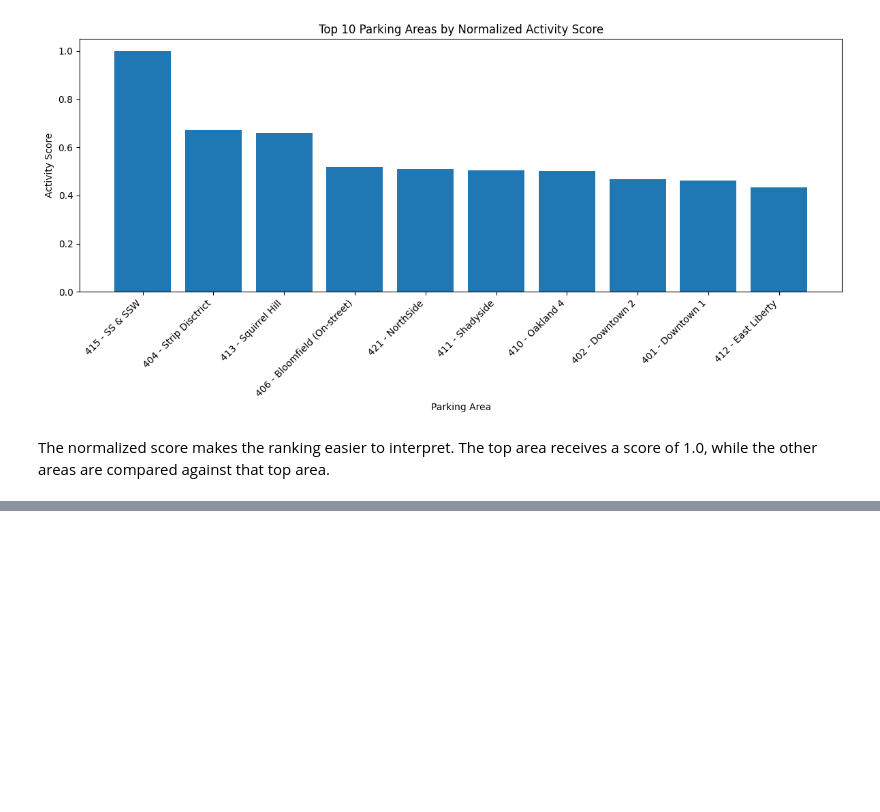
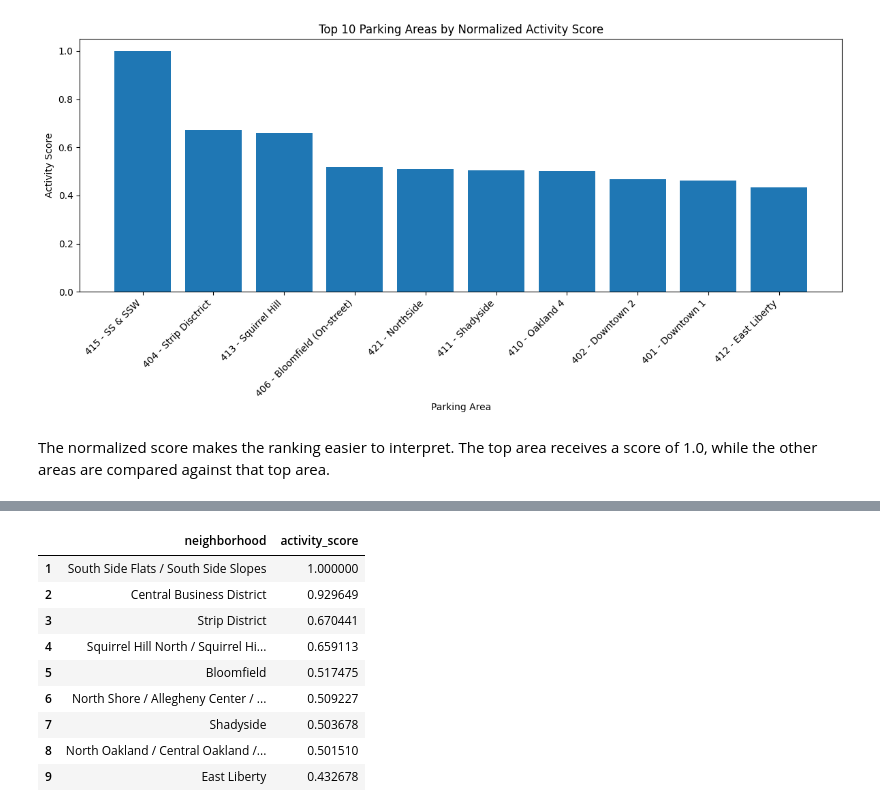
Before and after one commit to wrylht/Final-project-0011, a Jupyter notebook: ZiboDing_ParkingTransaction/parking_activity_analysis.ipynb, the cells around one changed output, grey strips where cells are left out. Cells and saved outputs as stored; diff of their text form; code cells hidden in the pictures; blank space fills up the shorter version.

```diff
--- a/ZiboDing_ParkingTransaction/parking_activity_analysis.ipynb
+++ b/ZiboDing_ParkingTransaction/parking_activity_analysis.ipynb
@@ -143,0 +132,40 @@ This time-of-day graph shows when parking activity is highest. Higher activity d
+# %%
+zone_to_neighborhood = {
+    "415 - SS & SSW": "South Side Flats / South Side Slopes",
+    "404 - Strip Disctrict": "Strip District",
+    "413 - Squirrel Hill": "Squirrel Hill North / Squirrel Hill South",
+    "406 - Bloomfield (On-street)": "Bloomfield",
+    "421 - NorthSide": "North Shore / Allegheny Center / Central Northside / East Allegheny / Allegheny West",
+    "411 - Shadyside": "Shadyside",
+    "410 - Oakland 4": "North Oakland / Central Oakland / South Oakland / West Oakland",
+    "402 - Downtown 2": "Central Business District",
+    "401 - Downtown 1": "Central Business District",
+    "412 - East Liberty": "East Liberty"
+}
+
+zone_neighborhood_score = top10_score.copy()
+zone_neighborhood_score["neighborhood"] = zone_neighborhood_score["zone"].map(zone_to_neighborhood)
+
+neighborhood_score = (
+    zone_neighborhood_score
+    .groupby("neighborhood")["activity_score"]
+    .sum()
+    .reset_index()
+    .sort_values(by="activity_score", ascending=False)
+    .reset_index(drop=True)
+)
+
+neighborhood_score.index = neighborhood_score.index + 1
+
+neighborhood_score
+# %% [output]
+|  | neighborhood | activity_score |
+| 1 | South Side Flats / South Side Slopes | 1.000000 |
+| 2 | Central Business District | 0.929649 |
+| 3 | Strip District | 0.670441 |
+| 4 | Squirrel Hill North / Squirrel Hi... | 0.659113 |
+| 5 | Bloomfield | 0.517475 |
+| 6 | North Shore / Allegheny Center / ... | 0.509227 |
+| 7 | Shadyside | 0.503678 |
+| 8 | North Oakland / Central Oakland /... | 0.501510 |
+| 9 | East Liberty | 0.432678 |
```
Also changed, not shown: parts of 9 cells of this notebook.
